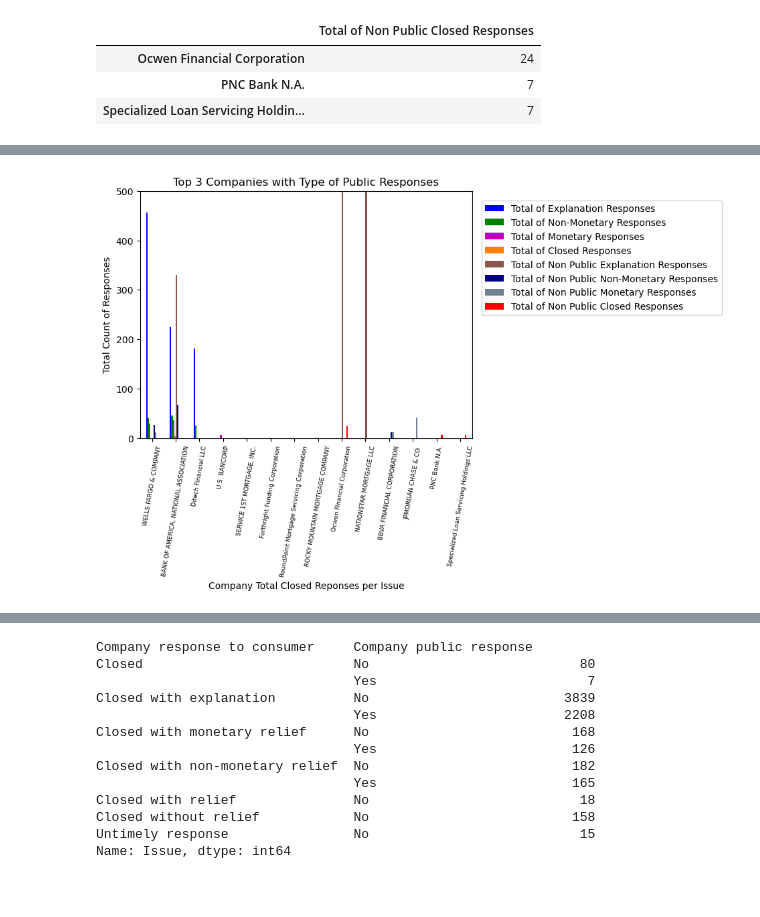
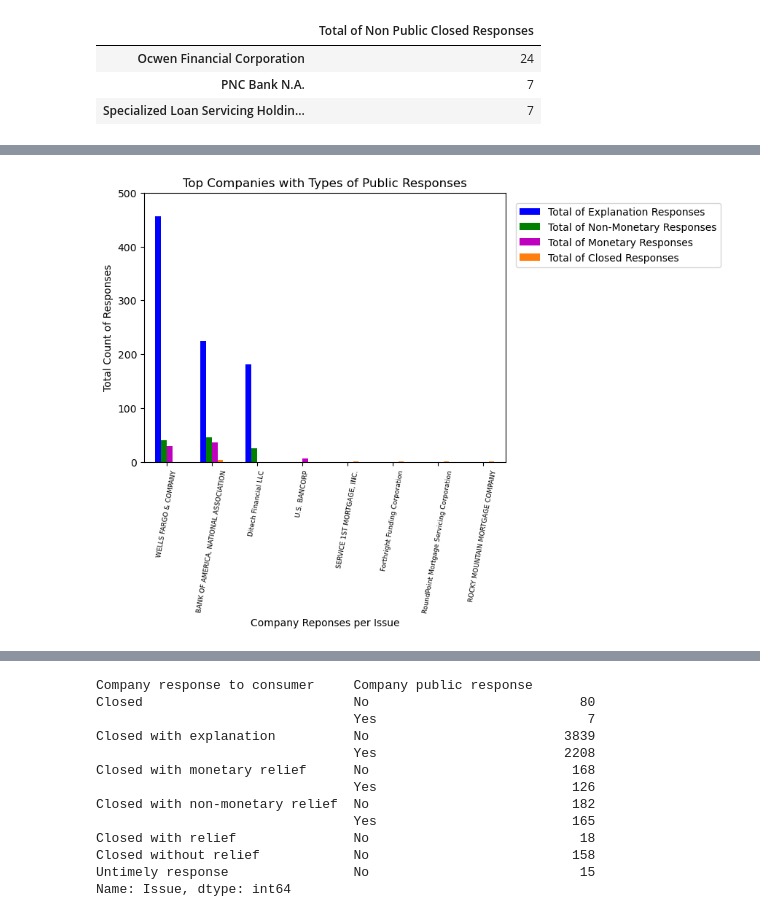
Before and after one commit to carlosvalenciano/Customer-Complaints, a Jupyter notebook: customer-complaints_jodee.ipynb, the cells around one changed output, grey strips where cells are left out. Drawn from its saved outputs; the diff is of its cells as text; code cells hidden in the pictures; blank space fills up the shorter version.

```diff
--- a/customer-complaints_jodee.ipynb
+++ b/customer-complaints_jodee.ipynb
@@ -518,7 +905,6 @@ np_closed_top_df
 | Specialized Loan Servicing Holdin... | 7 |
 # %%
 issues_top3_merge_df = pd.concat([pub_exp_top_df, public_non_monetary_top_df,
-                                monetary_top_df, closed_df,non_pub_exp_top_df, nonpublic_non_monetary_top_df,
-                                np_monetary_top_df, np_closed_top_df], axis=1)
+                                monetary_top_df, closed_df], axis=1)
 display(issues_top3_merge_df)
 # %% [output]
@@ -540,13 +934,13 @@ display(issues_top3_merge_df)
 # %%
 #Plotting Top 3 Public and NonPublic response Companies
-issues_top3_merge_df.plot(kind="bar",  color=["b","g", "m", "tab:orange", "tab:brown", "navy", "slategrey", "r"])
+issues_top3_merge_df.plot(kind="bar",  color=["b","g", "m", "tab:orange"])
 plt.xticks(rotation=80, fontsize=6.5,horizontalalignment="center")
-plt.title("Top 3 Companies with Type of Public Responses")
-plt.xlabel("Company Total Closed Reponses per Issue")
+plt.title("Top Companies with Types of Public Responses")
+plt.xlabel("Company Reponses per Issue")
 plt.ylabel("Total Count of Responses")
 plt.legend(bbox_to_anchor=(1, 1), loc='upper left', borderaxespad=1)
 plt.ylim(-1, 500)
 
-plt.savefig('total_Issue_per_Company_Reponse_Data.png')
+plt.savefig('Public_Issue_per_Company_Reponse_Data.png')
 # %% [output]
-[figure, old version]
+[figure, new version]
```
Also changed, not shown: parts of 36 cells of this notebook, 3 other files.
